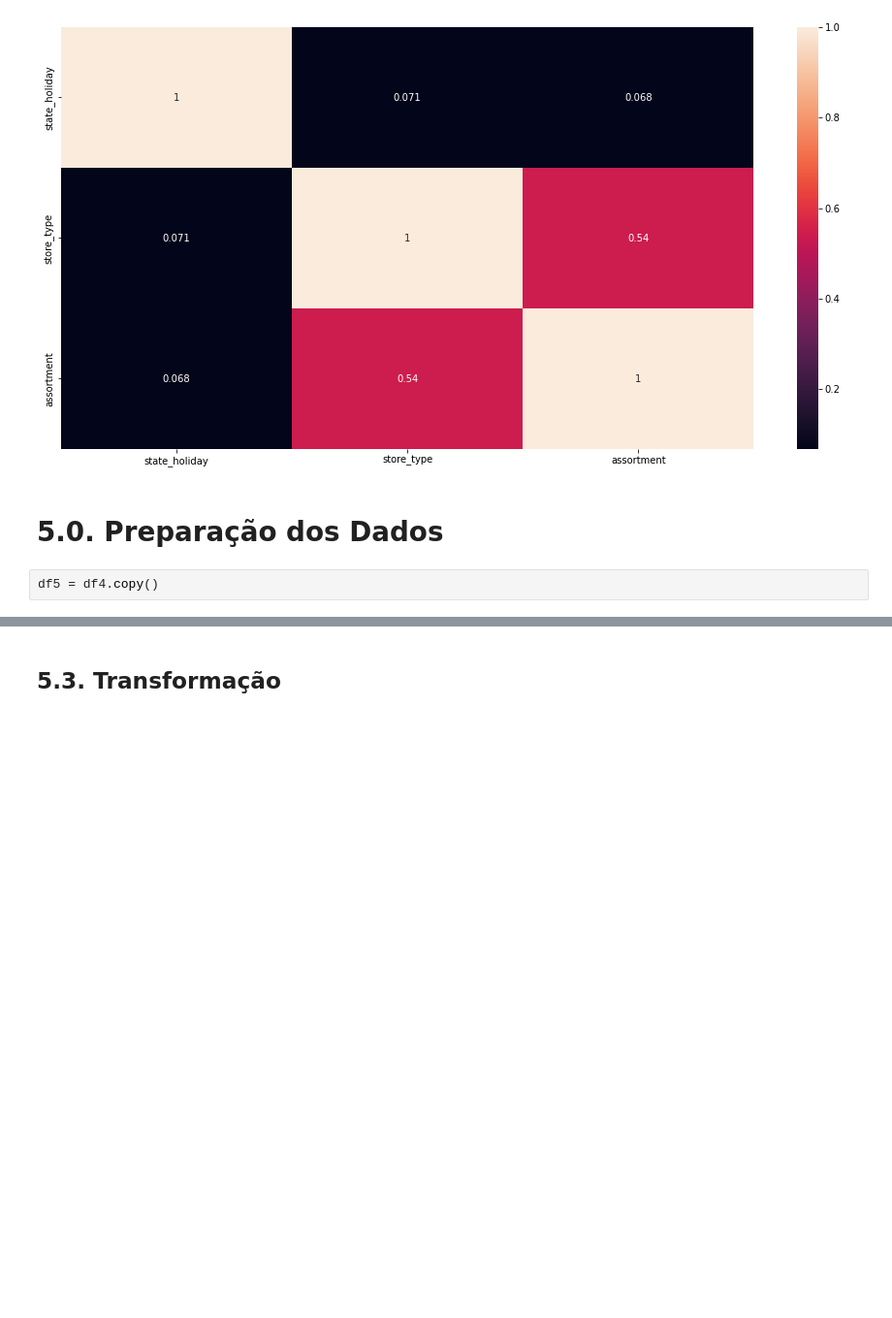
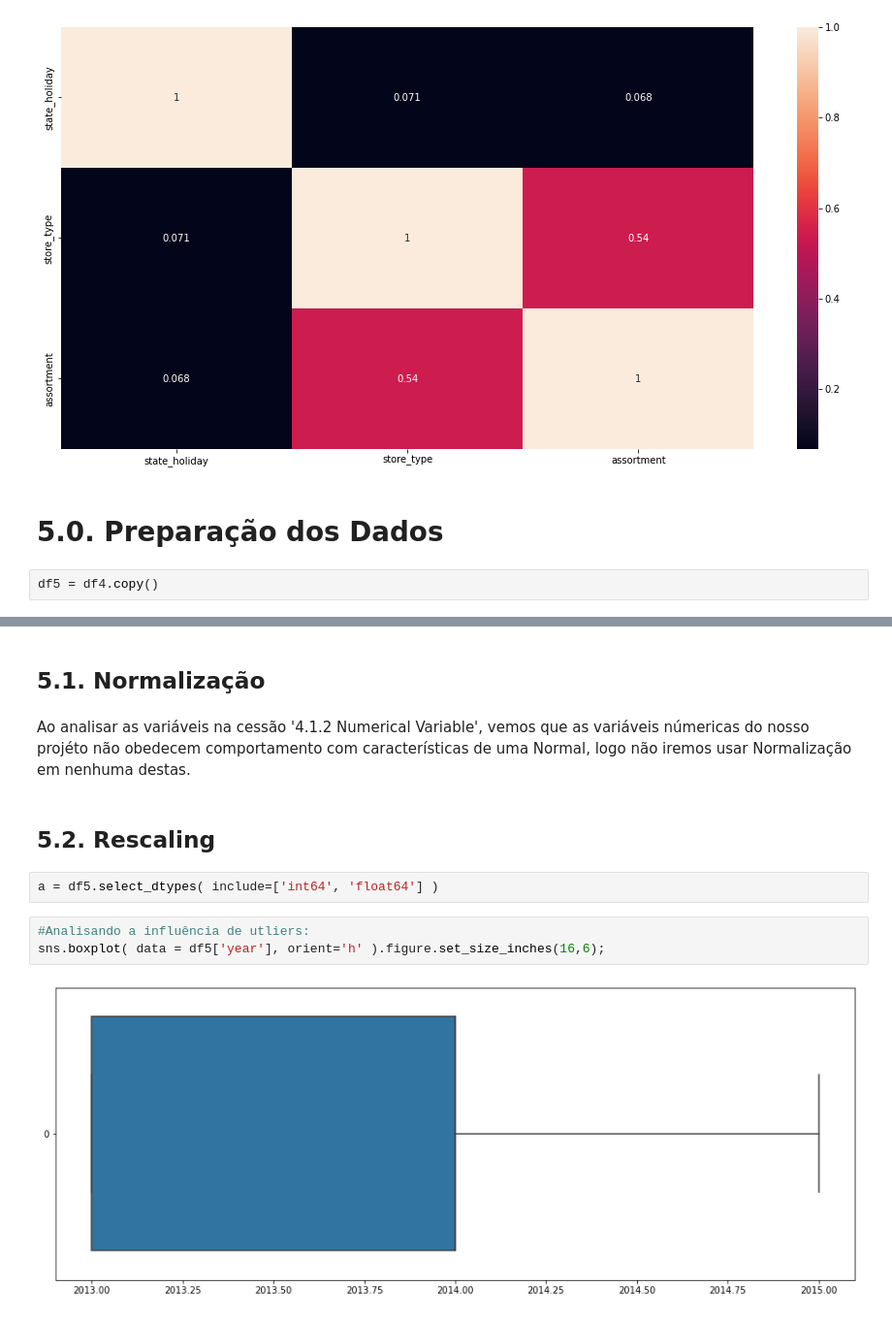
Before and after one commit to LucasAsilveira/DS-Em-Producao, a Jupyter notebook: mod05_data_preparation.ipynb, the cells around one changed output, grey strips where cells are left out. Shown at 97% size. Cells and saved outputs as stored; diff of their text form; blank space fills up the shorter version.

Commit message:
add ao 5-preparacao de dados, o subitem Rescaling, onde foi feita a reescala das variáveis

```diff
--- a/mod05_data_preparation.ipynb
+++ b/mod05_data_preparation.ipynb
@@ -936,2 +931,13 @@ Ao analisar as variáveis na cessão '4.1.2 Numerical Variable', vemos que as va
-# %% [markdown]
-## 5.3. Transformação
+# %% [markdown]
+## 5.1. Normalização
+# %% [markdown]
+Ao analisar as variáveis na cessão '4.1.2 Numerical Variable', vemos que as variáveis númericas do nosso projéto não obedecem comportamento com características de uma Normal, logo não iremos usar Normalização em nenhuma destas.
+# %% [markdown]
+## 5.2. Rescaling
+# %%
+a = df5.select_dtypes( include=['int64', 'float64'] )
+# %%
+#Analisando a influência de utliers:
+sns.boxplot( data = df5['year'], orient='h' ).figure.set_size_inches(16,6);
+# %% [output]
+[figure, added]
```
Also changed, not shown: parts of 11 cells of this notebook.
